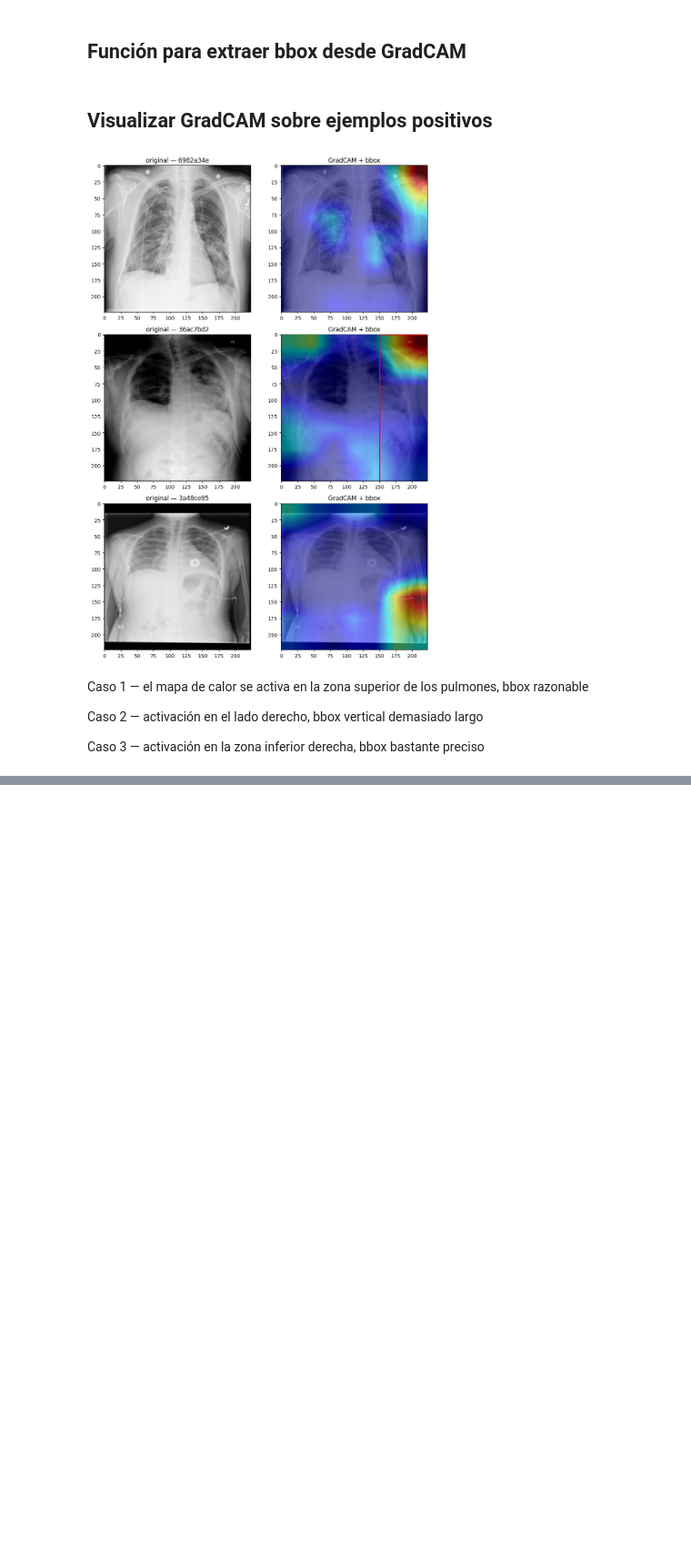
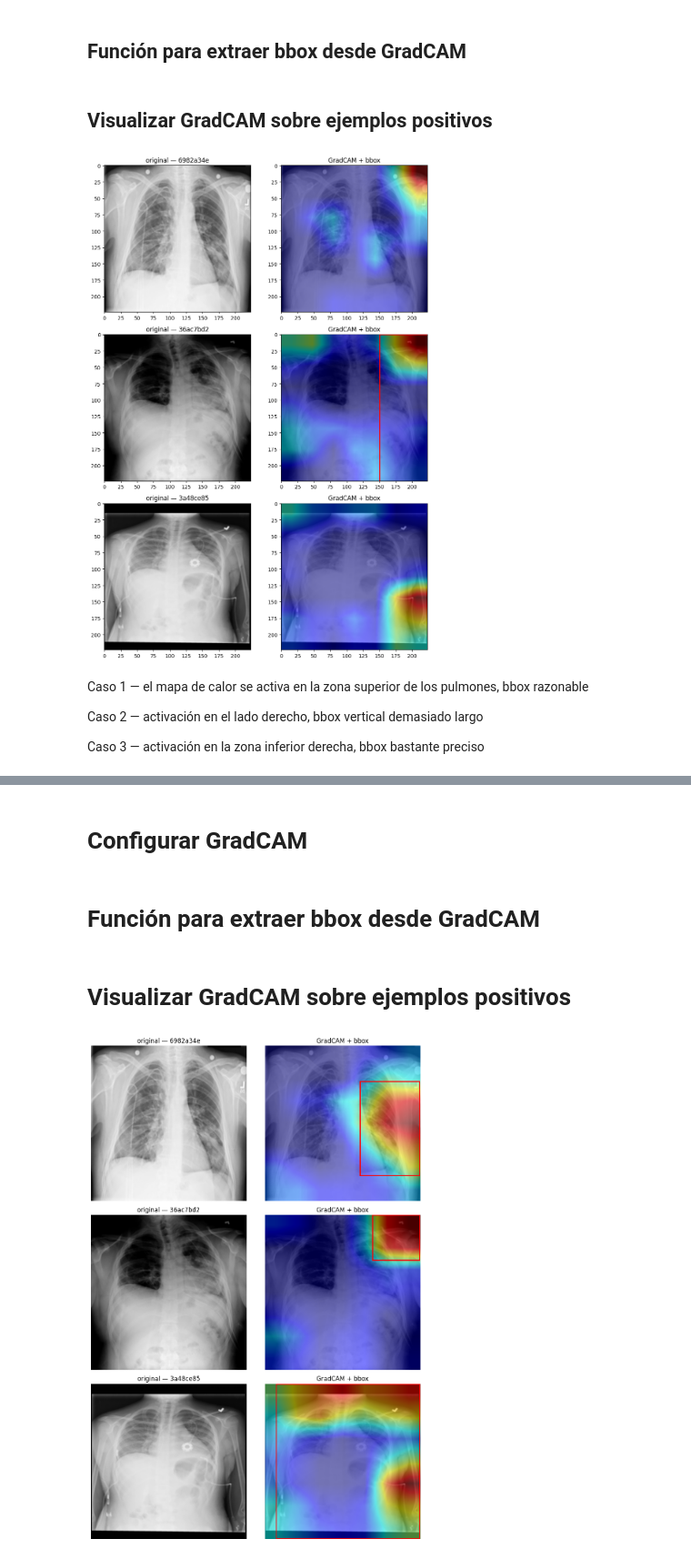
Before and after one commit to franciscofdzfer/RSNAPneumonia, a Jupyter notebook: rsnapneumoniadetection.ipynb, the cells around one changed output, grey strips where cells are left out. Shown at 91% size. Cells and saved outputs as stored; diff of their text form; code cells hidden in the pictures; blank space fills up the shorter version.

```diff
--- a/rsnapneumoniadetection.ipynb
+++ b/rsnapneumoniadetection.ipynb
@@ -1146,0 +1591,16 @@ epoch 01 — loss_train: 0.8629 — loss_val: 0.7951 — auc_val: 0.8223
+# %% [markdown]
+# Configurar GradCAM
+# %%
+# configuro gradcam sobre la última capa convolucional para localizar el foco de neumonía
+# extrae el modelo base sin el wrapper de dataparallel
+modelo_base   = modelo.module if hasattr(modelo, 'module') else modelo
+# apunta a la última capa convolucional de resnet50
+capa_objetivo = [modelo_base.layer4[-1]]
+# activa los gradientes necesarios para gradcam
+for param in modelo_base.parameters():
+    # habilita el cálculo de gradientes en cada parámetro
+    param.requires_grad = True
+# inicializa gradcam con el modelo y la capa objetivo
+cam = GradCAM(model=modelo_base, target_layers=capa_objetivo)
+# %% [markdown]
+#  Función para extraer bbox desde GradCAM
@@ -1146,0 +1632,51 @@ epoch 01 — loss_train: 0.8629 — loss_val: 0.7951 — auc_val: 0.8223
+# %% [markdown]
+# Visualizar GradCAM sobre ejemplos positivos
+# %%
+# muestro el mapa de calor sobre 3 casos positivos para verificar que localiza bien el foco
+ids_positivos = df_val[df_val['Target'] == 1]['patientId'].values[:3]
+# creo la figura con 3 filas y 2 columnas
+fig, axes = plt.subplots(3, 2, figsize=(10, 14))
+
+for idx, pid in enumerate(ids_positivos):
+    # leo el dicom directamente para la visualización
+    dcm    = pydicom.dcmread(f'{RUTA_DICOM}/{pid}.dcm')
+    img    = dcm.pixel_array.astype(np.float32)
+    # invierto si es monochrome1
+    if dcm.PhotometricInterpretation == 'MONOCHROME1':
+        img = img.max() - img
+    # normalizo al rango 0-1
+    img     = (img - img.min()) / (img.max() - img.min() + 1e-6)
+    # convierto a imagen pil de 3 canales
+    img_pil = Image.fromarray((np.stack([img, img, img], axis=2) * 255).astype(np.uint8))
+    # redimensiono a 224 para gradcam
+    img_224 = np.array(img_pil.resize((224, 224))) / 255.0
+    # preparo el tensor para el modelo
+    tensor  = transform_val(img_pil).unsqueeze(0).to(DEVICE)
+    # genero el mapa de activación
+    mapa    = cam(input_tensor=tensor, targets=[ClassifierOutputTarget(0)])[0]
+    # extraigo el bbox del mapa
+    bbox    = extraer_bbox(mapa)
+    # muestro la imagen original
+    axes[idx, 0].imshow(img_224, cmap='gray')
+    axes[idx, 0].set_title(f'original — {pid[:8]}')
+    axes[idx, 0].axis('off')
+    # superpongo el mapa de calor sobre la imagen
+    overlay = show_cam_on_image(img_224.astype(np.float32), mapa, use_rgb=True)
+    axes[idx, 1].imshow(overlay)
+    # dibuja el bbox si existe
+    if bbox:
+        x, y, w, h = bbox
+        # escalo el bbox a 224 para la visualización
+        escala = 224 / 1024
+        rect = patches.Rectangle(
+            (x * escala, y * escala), w * escala, h * escala,
+            linewidth=2, edgecolor='red', facecolor='none'
+        )
+        axes[idx, 1].add_patch(rect)
+    axes[idx, 1].set_title('GradCAM + bbox')
+    axes[idx, 1].axis('off')
+
+plt.tight_layout()
+plt.show()
+# %% [output]
+[figure, added]
```
Also changed, not shown: parts of 27 cells of this notebook.
